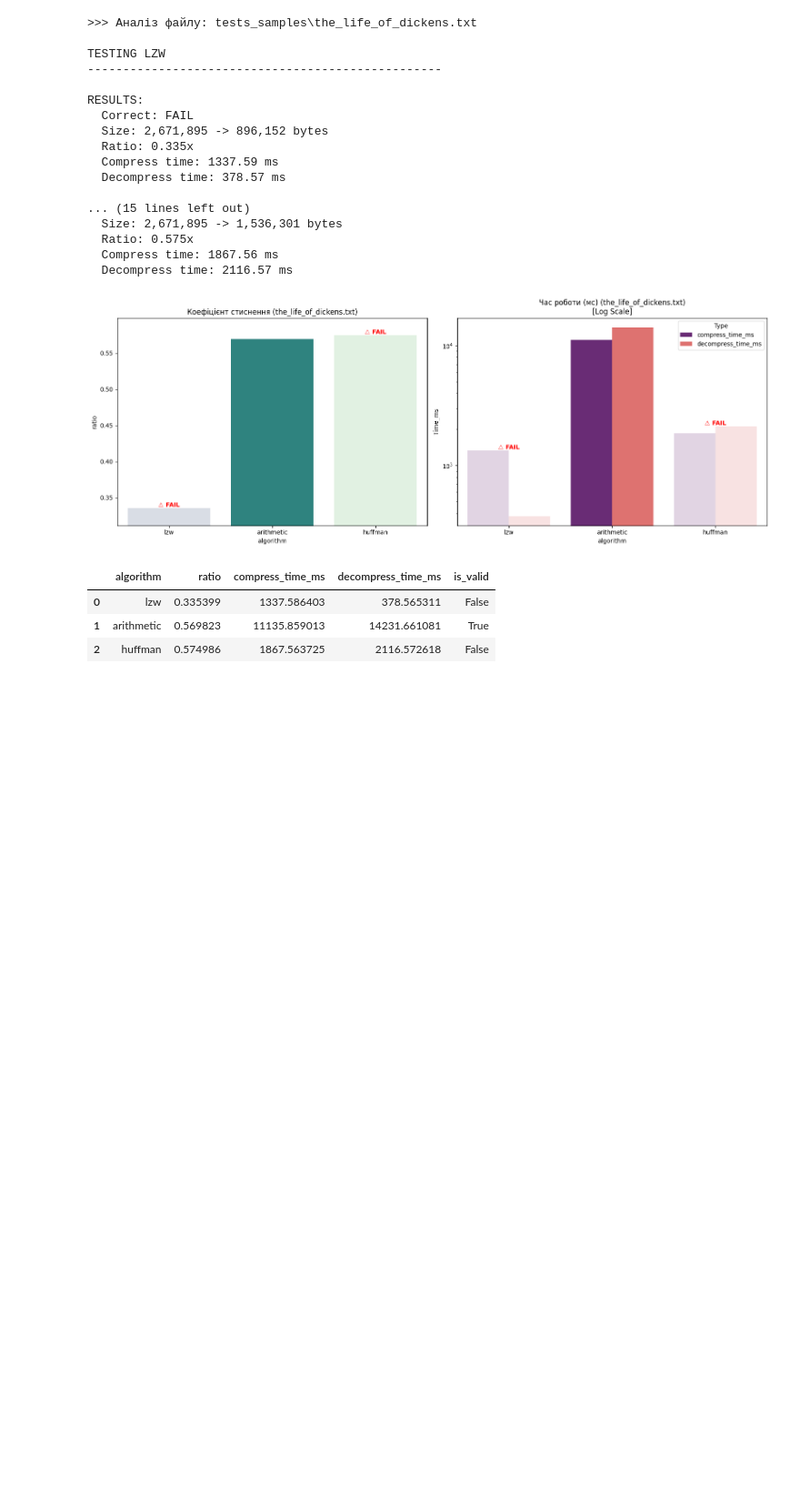
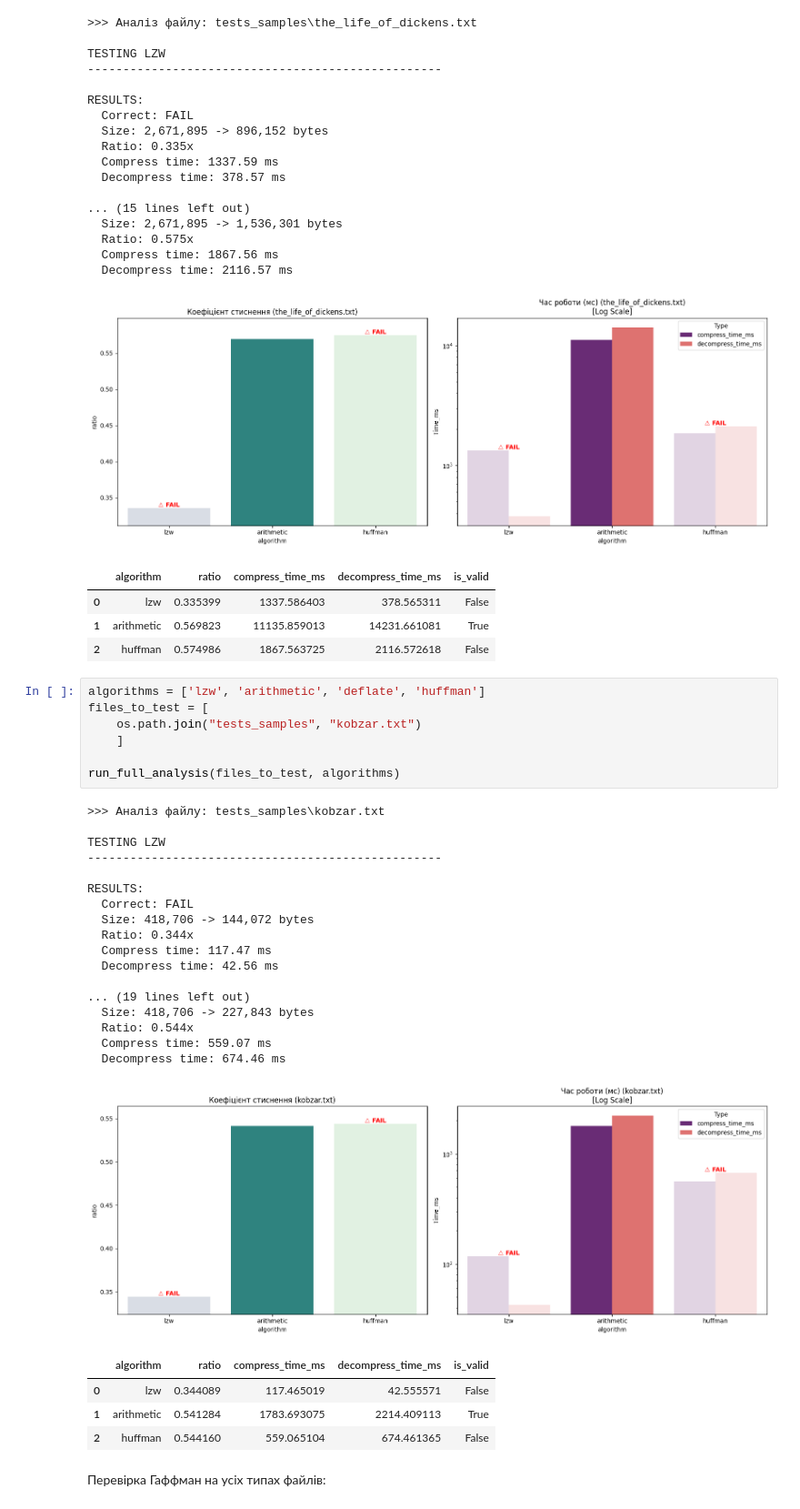
Before and after one commit to yuliiayakymiv/Discrete_math_lab_2sem, a Jupyter notebook: analysis.ipynb, the cells around one changed output. Shown at 91% size. Cells and saved outputs as stored; diff of their text form; blank space fills up the shorter version.

```diff
--- a/analysis.ipynb
+++ b/analysis.ipynb
@@ -460,3 +379,35 @@ RESULTS:
 | 0 | lzw | 0.335399 | 1337.586403 | 378.565311 | False |
 | 1 | arithmetic | 0.569823 | 11135.859013 | 14231.661081 | True |
 | 2 | huffman | 0.574986 | 1867.563725 | 2116.572618 | False |
+# %%
+algorithms = ['lzw', 'arithmetic', 'deflate', 'huffman']
+files_to_test = [
+    os.path.join("tests_samples", "kobzar.txt")
+    ]
+
+run_full_analysis(files_to_test, algorithms)
+# %% [output]
+>>> Аналіз файлу: tests_samples\kobzar.txt
+
+TESTING LZW
+--------------------------------------------------
+
+RESULTS:
+  Correct: FAIL
+  Size: 418,706 -> 144,072 bytes
+  Ratio: 0.344x
+  Compress time: 117.47 ms
+  Decompress time: 42.56 ms
+
+... (19 lines left out)
+  Size: 418,706 -> 227,843 bytes
+  Ratio: 0.544x
+  Compress time: 559.07 ms
+  Decompress time: 674.46 ms
+[figure, added]
+|  | algorithm | ratio | compress_time_ms | decompress_time_ms | is_valid |
+| 0 | lzw | 0.344089 | 117.465019 | 42.555571 | False |
+| 1 | arithmetic | 0.541284 | 1783.693075 | 2214.409113 | True |
+| 2 | huffman | 0.544160 | 559.065104 | 674.461365 | False |
+# %% [markdown]
+Перевірка Гаффман на усіх типах файлів:
```
Also changed, not shown: parts of 6 cells of this notebook, 3 other files.
